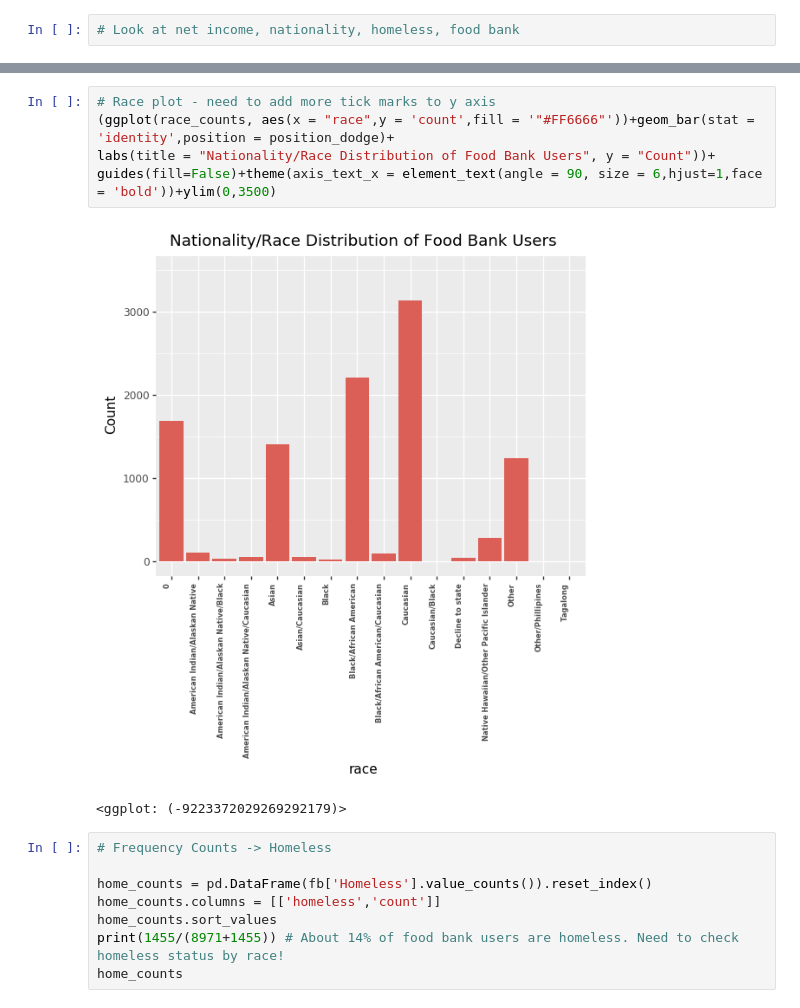
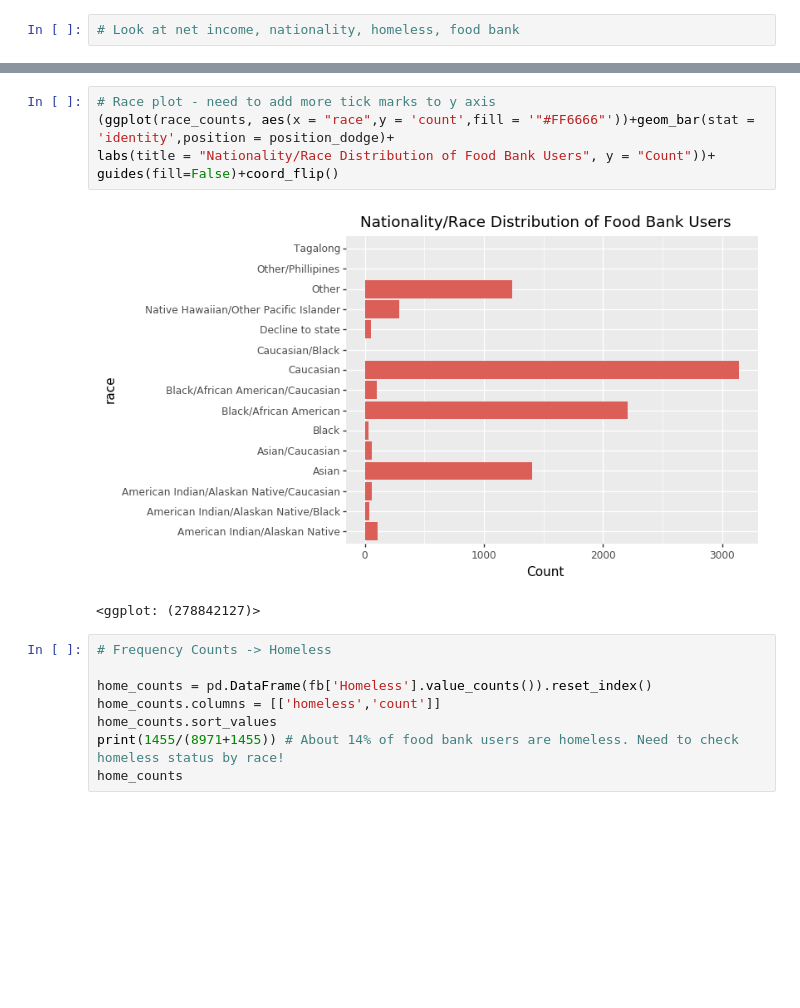
Before and after one commit to timilchene/Alameda_Food_Bank, a Jupyter notebook: Food_Bank.ipynb, the cells around one changed output, grey strips where cells are left out. Cells and saved outputs as stored; diff of their text form; blank space fills up the shorter version.

```diff
--- a/Food_Bank.ipynb
+++ b/Food_Bank.ipynb
@@ -132,10 +132,10 @@ race_counts# May want to drop the '0' race. White is predominant users, followed
 # %%
 # Race plot - need to add more tick marks to y axis
 (ggplot(race_counts, aes(x = "race",y = 'count',fill = '"#FF6666"'))+geom_bar(stat = 'identity',position = position_dodge)+
-labs(title = "Nationality/Race Distribution of Food Bank Users", y = "Count"))+ guides(fill=False)+theme(axis_text_x = element_text(angle = 90, size = 6,hjust=1,face = 'bold'))+ylim(0,3500)
+labs(title = "Nationality/Race Distribution of Food Bank Users", y = "Count"))+ guides(fill=False)+coord_flip()
 # %% [output]
-[figure, old version]
+[figure, new version]
-<ggplot: (-9223372029269292179)>
+<ggplot: (278842127)>
 # %%
 # Frequency Counts -> Homeless
 
```
Also changed, not shown: parts of 10 cells of this notebook.
